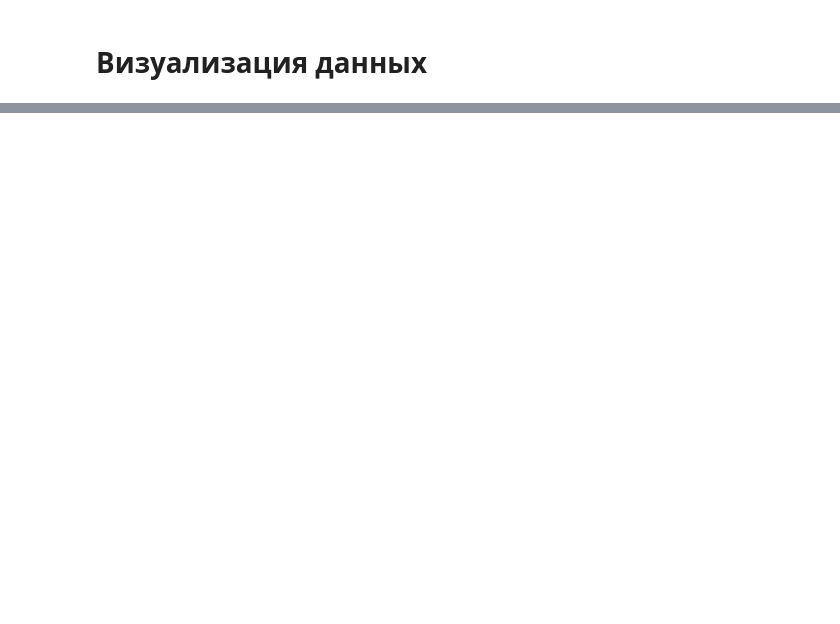
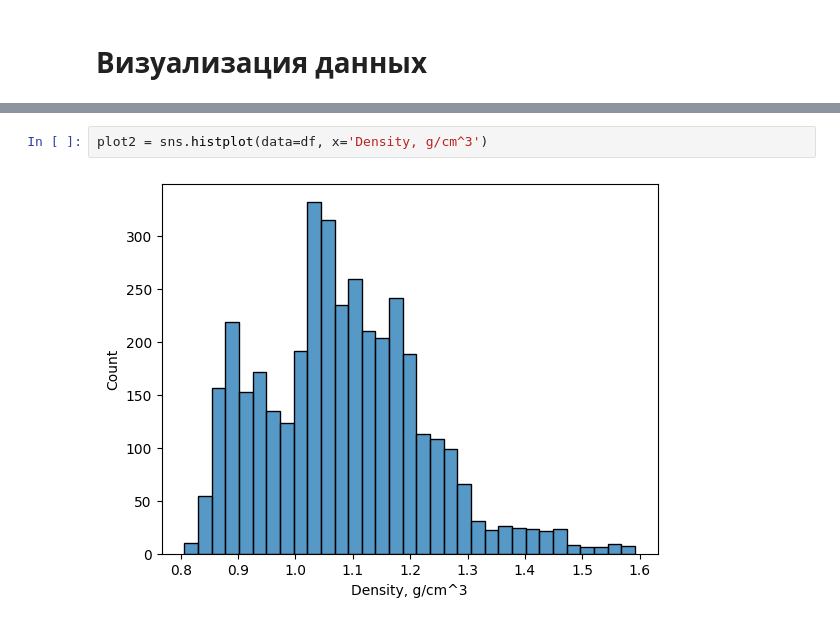
Before and after one commit to meteora142/Ecoteam, a Jupyter notebook: scripts/EcoteamProject.ipynb, the cells around one changed output, grey strips where cells are left out. Drawn from its saved outputs; the diff is of its cells as text; blank space fills up the shorter version.

```diff
--- a/scripts/EcoteamProject.ipynb
+++ b/scripts/EcoteamProject.ipynb
@@ -210,2 +275,6 @@ final_dataset.to_csv('Final.csv')
+# %%
+plot2 = sns.histplot(data=df, x='Density, g/cm^3')
+# %% [output]
+[figure, added]
 # %%
 #поиск пустых ячеек, она некорректно отображается, если нет пустых ячеек
```
Also changed, not shown: parts of 42 cells of this notebook, 14 other files.
